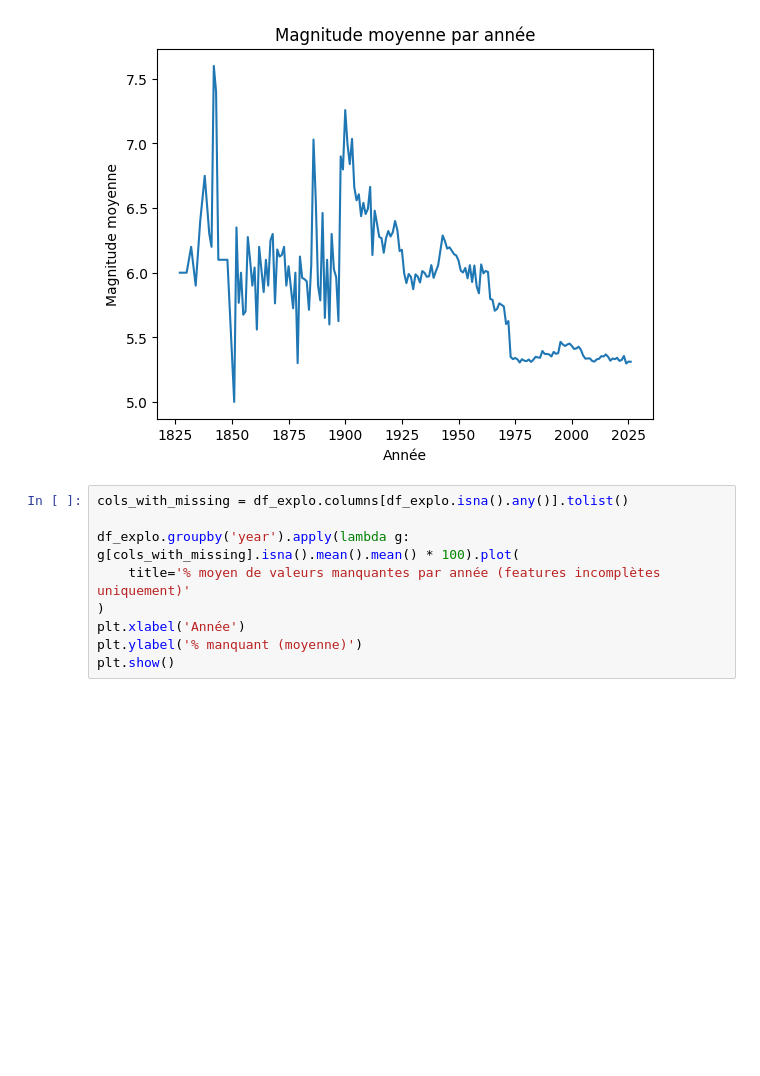
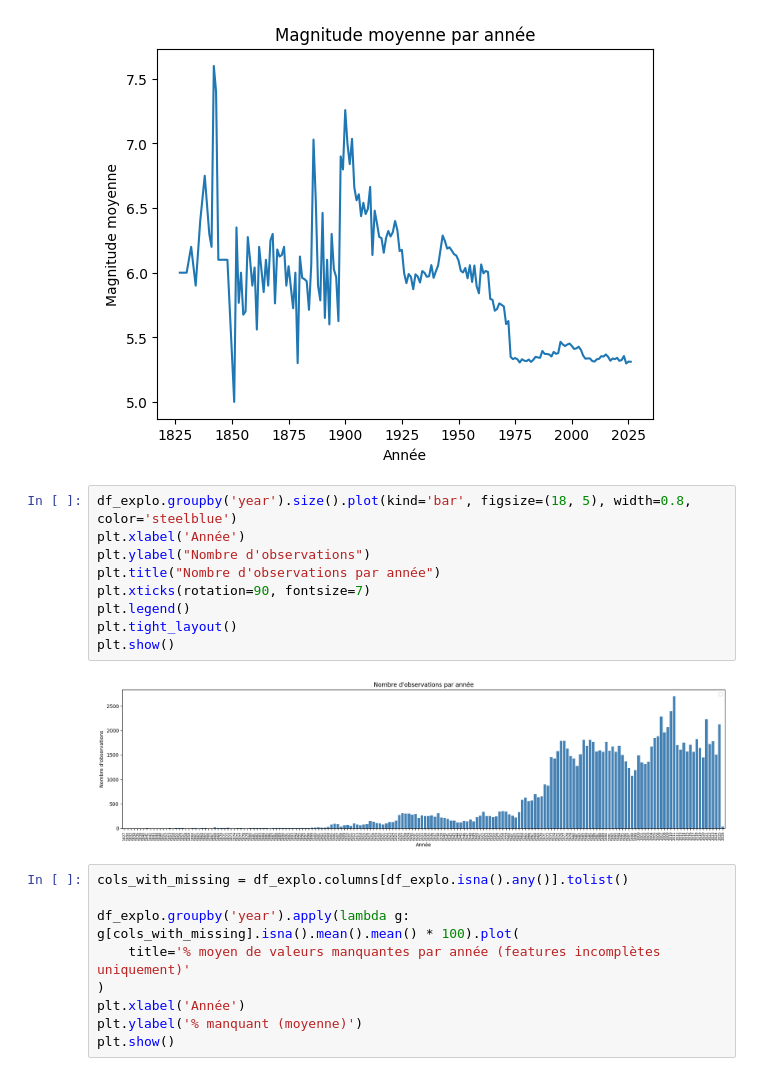
Before and after one commit to TristanRib/Documentation, a Jupyter notebook: notebooks/01_exploration.ipynb, the cells around one changed output. Cells and saved outputs as stored; diff of their text form; blank space fills up the shorter version.

```diff
--- a/notebooks/01_exploration.ipynb
+++ b/notebooks/01_exploration.ipynb
@@ -61,6 +61,17 @@ plt.ylabel('Magnitude moyenne')
 plt.show()
 # %% [output]
 [figure]
+# %%
+df_explo.groupby('year').size().plot(kind='bar', figsize=(18, 5), width=0.8, color='steelblue')
+plt.xlabel('Année')
+plt.ylabel("Nombre d'observations")
+plt.title("Nombre d'observations par année")
+plt.xticks(rotation=90, fontsize=7)
+plt.legend()
+plt.tight_layout()
+plt.show()
+# %% [output]
+[figure, added]
 # %%
 cols_with_missing = df_explo.columns[df_explo.isna().any()].tolist()
 
```
Also changed, not shown: 6 other files.
